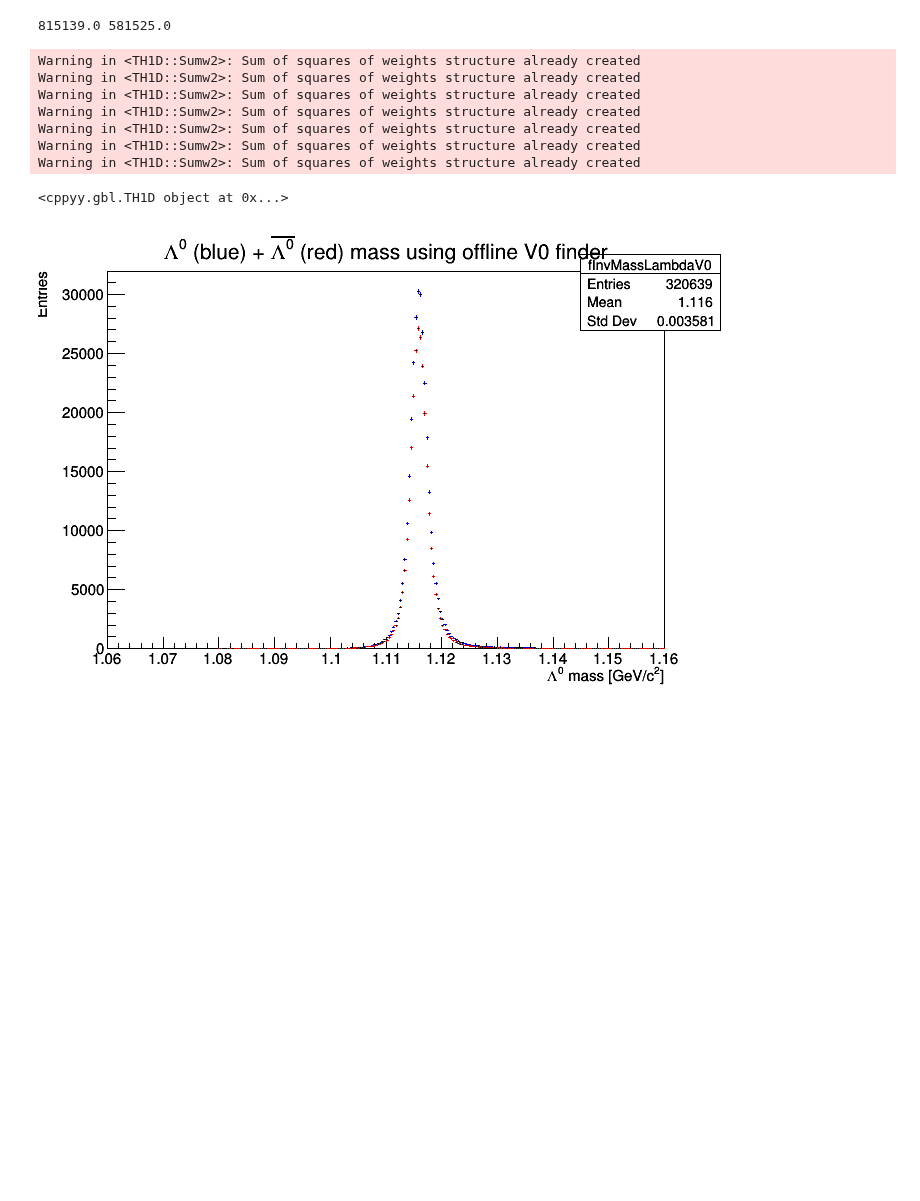
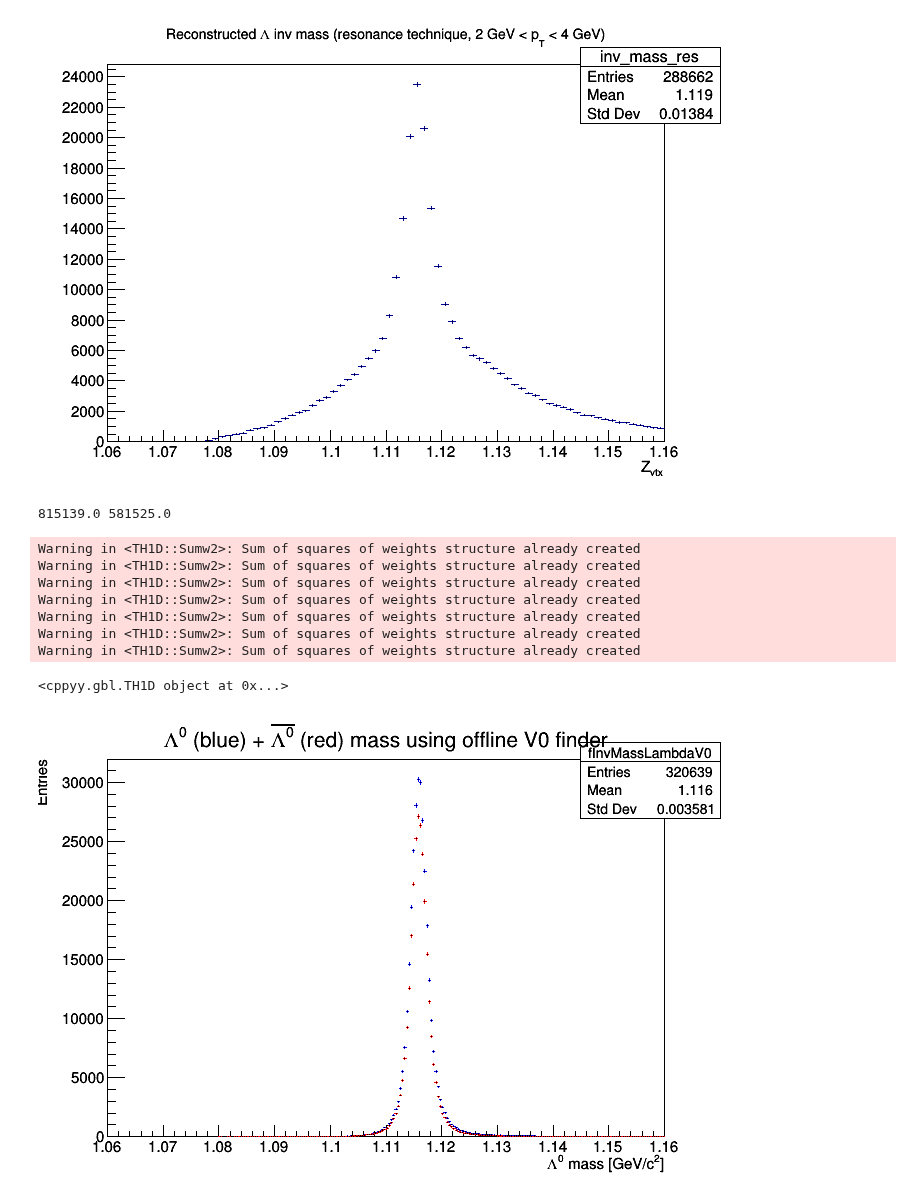
Before and after one commit to rhanniga/lambda-over-hadron, a Jupyter notebook: mc/offline/v0_resonance_comp.ipynb, the cells around one changed output. Drawn from its saved outputs; the diff is of its cells as text; code cells hidden in the pictures; blank space fills up the shorter version.

```diff
--- a/mc/offline/v0_resonance_comp.ipynb
+++ b/mc/offline/v0_resonance_comp.ipynb
@@ -33,3 +33,10 @@ c.Draw()
+# %%
+inv_mass_res.Sumw2()
+inv_mass_res.SetTitle("Reconstructed #Lambda inv mass (resonance technique, 2 GeV < p_{T} < 4 GeV)")
+inv_mass_res.Draw()
+c.Draw()
+# %% [output]
+[figure, added]
 # %%
 min_bin = inv_mass_res.FindBin(1.104)
 max_bin = inv_mass_res.FindBin(1.128)
```
Also changed, not shown: parts of 8 cells of this notebook, 1 other file.
